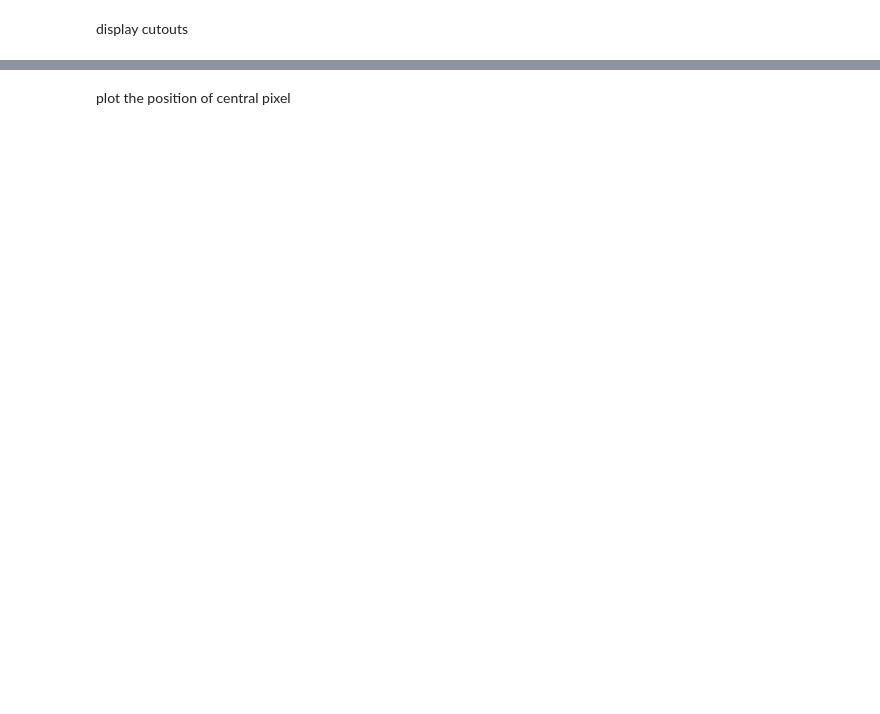
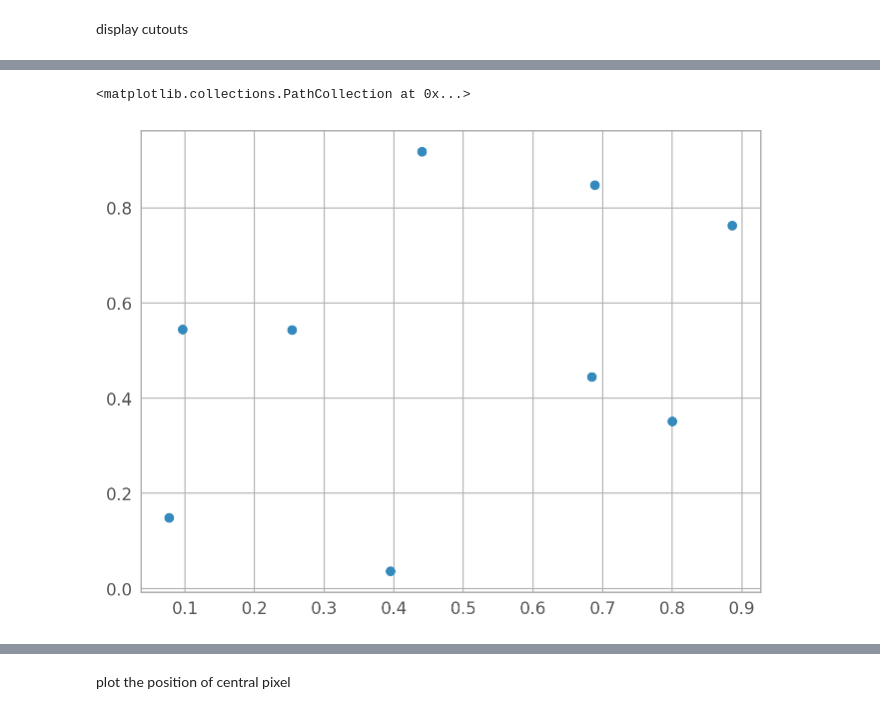
Before and after one commit to Chisen-Lupus/proper-dither, a Jupyter notebook: demo.ipynb, the cells around one changed output, grey strips where cells are left out. Saved outputs shown, nothing was run; the diff lists cells and outputs as text; code cells hidden in the pictures; blank space fills up the shorter version.

```diff
--- a/demo.ipynb
+++ b/demo.ipynb
@@ -266,0 +303,20 @@ Set OBSGEO-H to 1540023708.650 from OBSGEO-[XYZ]'. [astropy.wcs.wcs]
+# %%
+centroids = []
+
+for i in range(9):
+    with fits.open(cutout_paths[i]) as hdul:
+        data = hdul[1].data
+    mean, median, std = sigma_clipped_stats(data, sigma=3.0)
+    daofind = DAOStarFinder(fwhm=3.0, threshold=5.0*std)
+    sources = daofind(data - median)
+    source = sources[sources['flux']==np.max(sources['flux'])][0]
+    x = source['xcentroid']
+    y = source['ycentroid']
+    centroids.append([x, y])
+centroids = np.array(centroids)
+# %%
+centroid_floor = centroids-np.floor(centroids)
+plt.scatter(*centroid_floor.T)
+# %% [output]
+<matplotlib.collections.PathCollection at 0x...>
+[figure, added]
```
Also changed, not shown: parts of 17 cells of this notebook.
